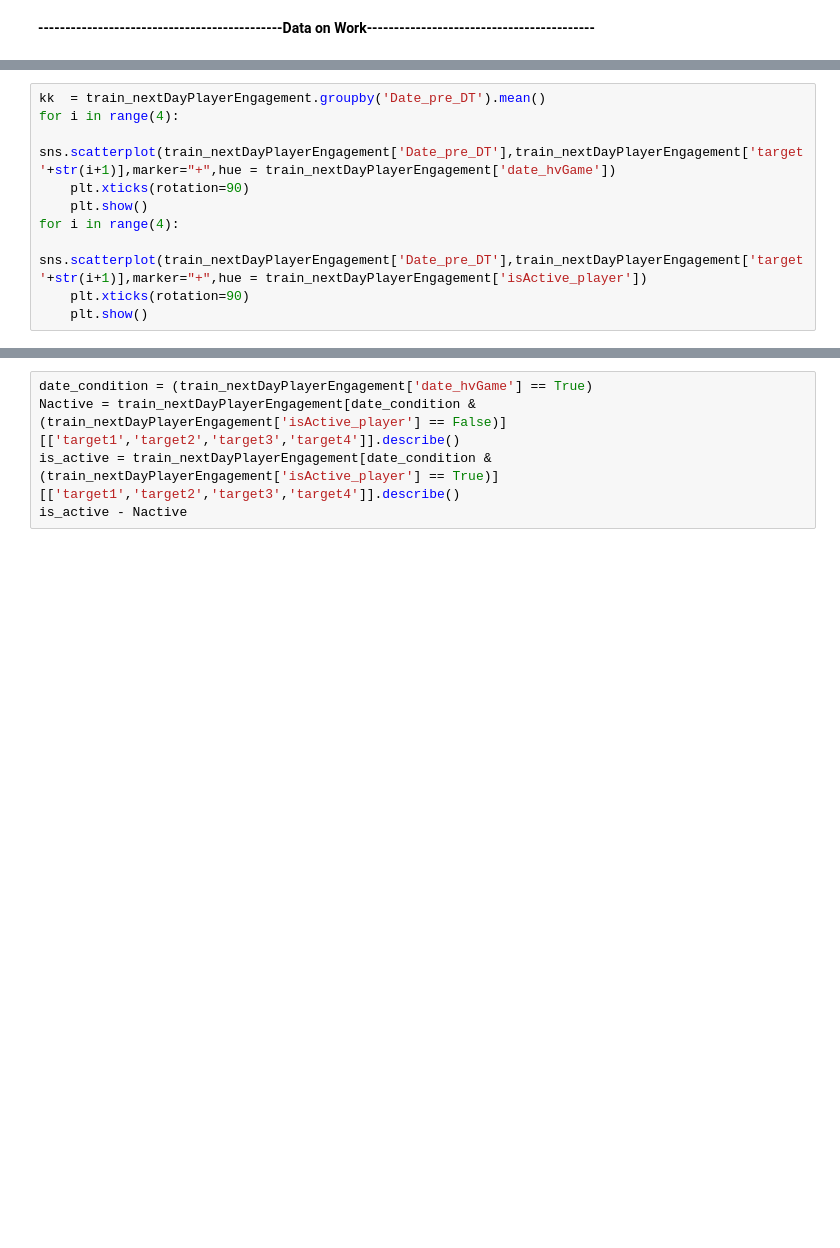
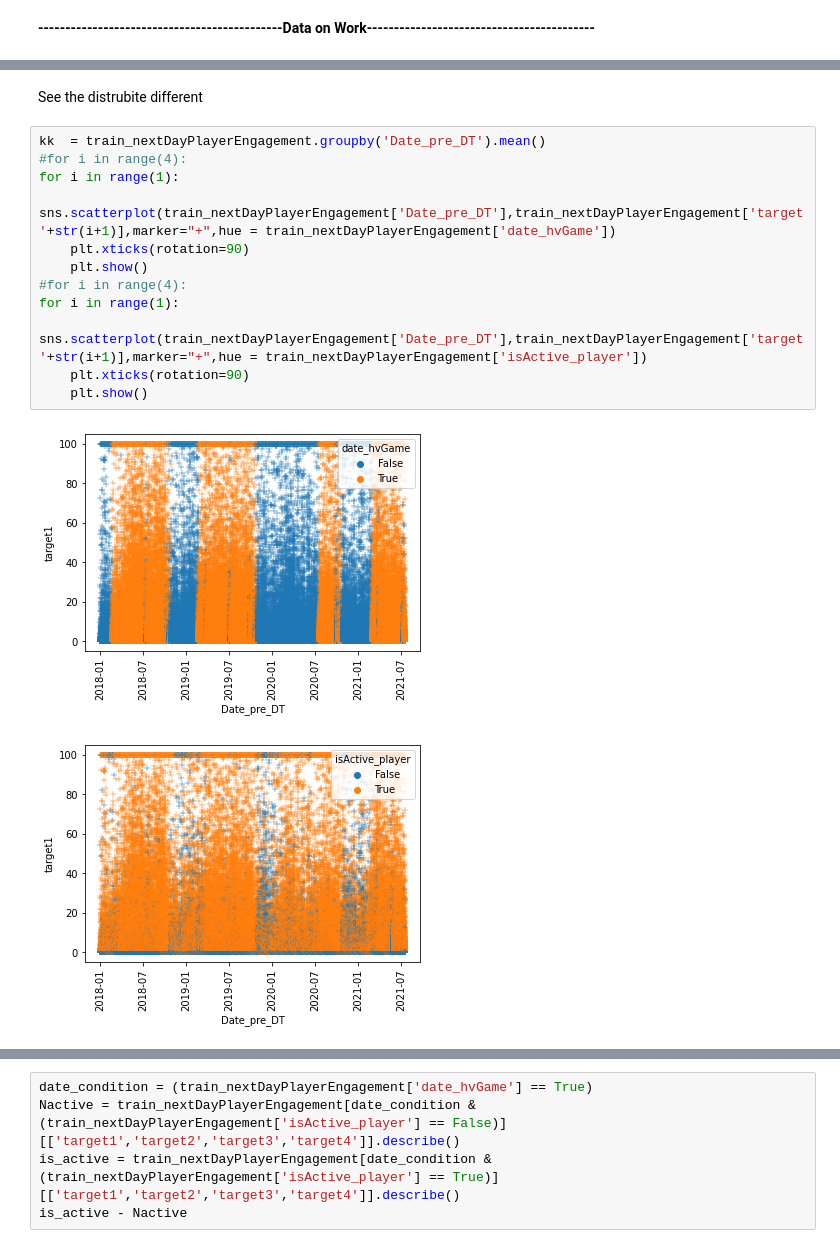
Before and after one commit to philiplamscript/MLB-DE-predict, a Jupyter notebook: mlb-explorer.ipynb, the cells around one changed output, grey strips where cells are left out. Drawn from its saved outputs; the diff is of its cells as text; blank space fills up the shorter version.

```diff
--- a/mlb-explorer.ipynb
+++ b/mlb-explorer.ipynb
@@ -389,11 +449,18 @@ statusCode SU 251
 ... (13 outputs left out)
+# %% [markdown]
+See the distrubite different
 # %%
 kk  = train_nextDayPlayerEngagement.groupby('Date_pre_DT').mean()
-for i in range(4):
+#for i in range(4):
+for i in range(1):
     sns.scatterplot(train_nextDayPlayerEngagement['Date_pre_DT'],train_nextDayPlayerEngagement['target'+str(i+1)],marker="+",hue = train_nextDayPlayerEngagement['date_hvGame'])
     plt.xticks(rotation=90)
     plt.show()
-for i in range(4):
+#for i in range(4):
+for i in range(1):
     sns.scatterplot(train_nextDayPlayerEngagement['Date_pre_DT'],train_nextDayPlayerEngagement['target'+str(i+1)],marker="+",hue = train_nextDayPlayerEngagement['isActive_player'])
     plt.xticks(rotation=90)
     plt.show()
+# %% [output]
+[figure, added]
+[figure, added]
```
Also changed, not shown: parts of 36 cells of this notebook, 2 other files.
